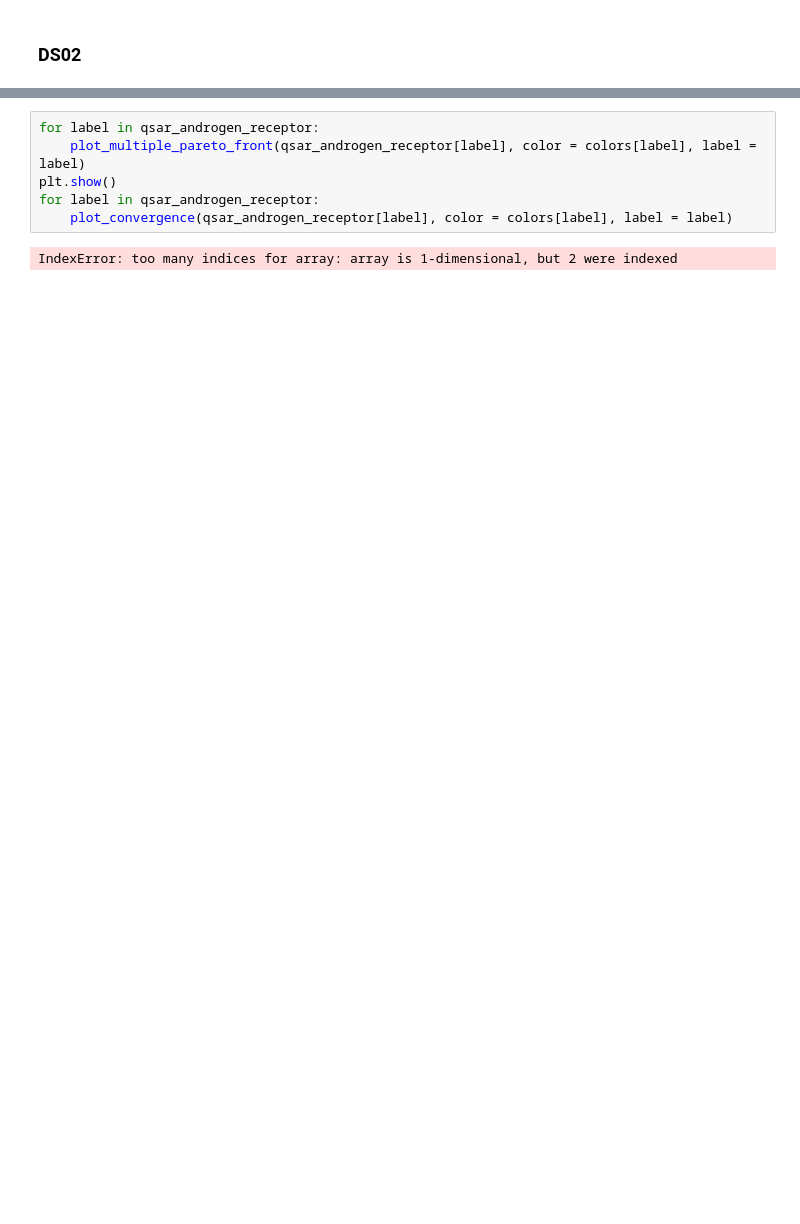
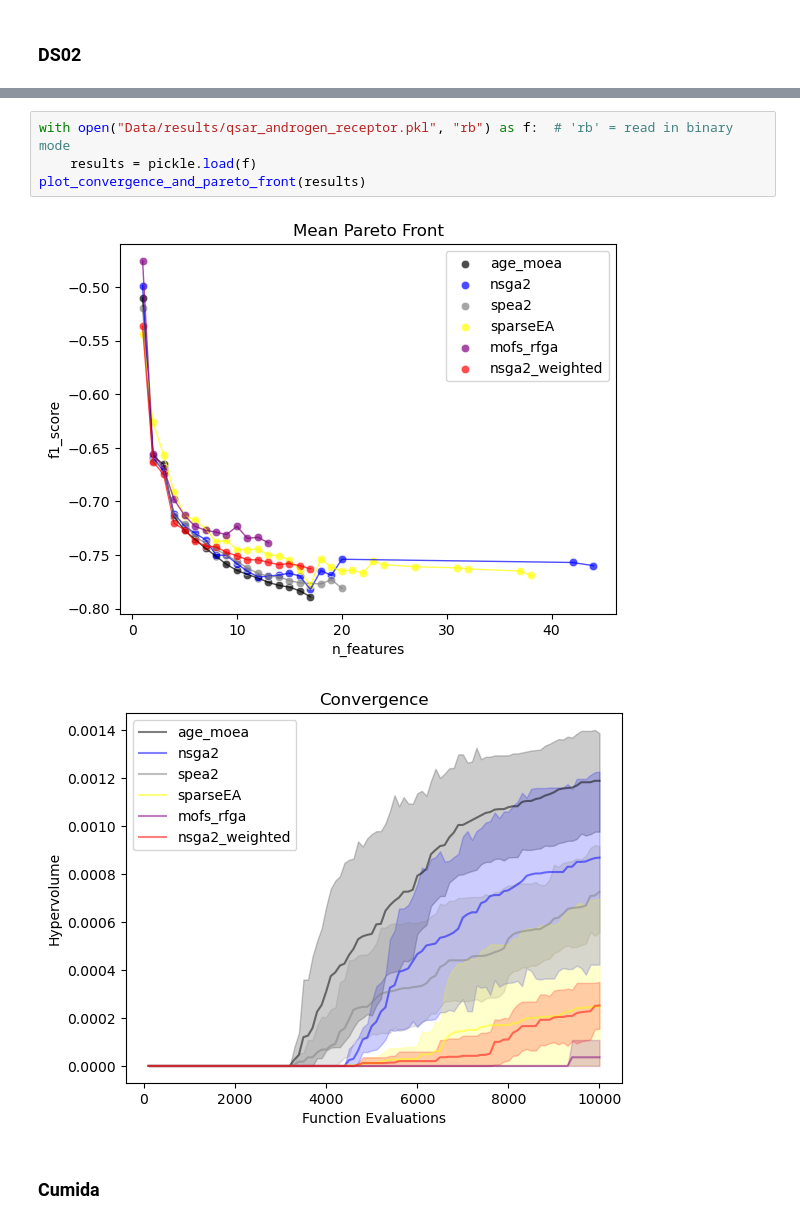
Before and after one commit to grkremer/ew-mofs, a Jupyter notebook: Benchmarks.ipynb, the cells around one changed output, grey strips where cells are left out. Cells and saved outputs as stored; diff of their text form; blank space fills up the shorter version.

```diff
--- a/Benchmarks.ipynb
+++ b/Benchmarks.ipynb
@@ -811,8 +863,9 @@ n_gen  |  n_eval  | n_nds  |      eps      |   indicator
-# %%
-for label in qsar_androgen_receptor:
-    plot_multiple_pareto_front(qsar_androgen_receptor[label], color = colors[label], label = label)
-plt.show()
-for label in qsar_androgen_receptor:
-    plot_convergence(qsar_androgen_receptor[label], color = colors[label], label = label)
-# %% [output]
-IndexError: too many indices for array: array is 1-dimensional, but 2 were indexed
+# %%
+with open("Data/results/qsar_androgen_receptor.pkl", "rb") as f:  # 'rb' = read in binary mode
+    results = pickle.load(f)
+plot_convergence_and_pareto_front(results)
+# %% [output]
+[figure, added]
+[figure, added]
+# %% [markdown]
+### Cumida
```
Also changed, not shown: parts of 31 cells of this notebook, 18 other files.
